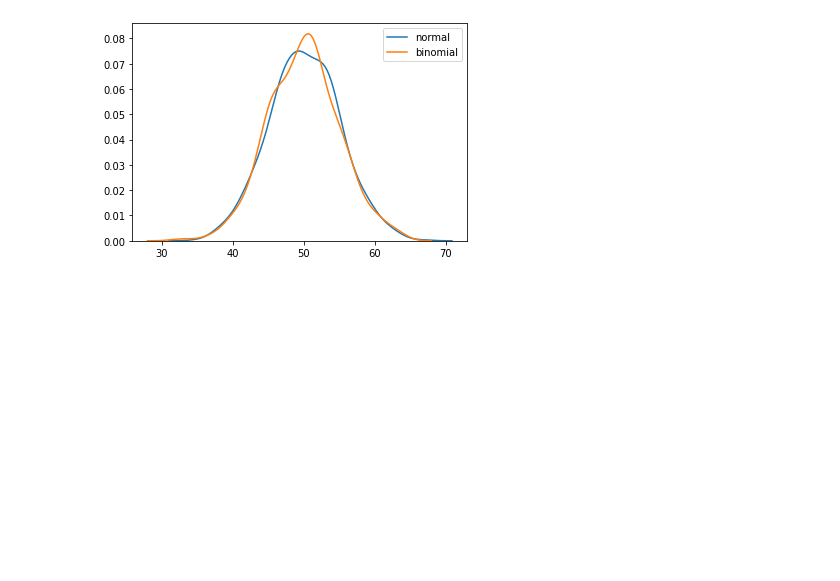
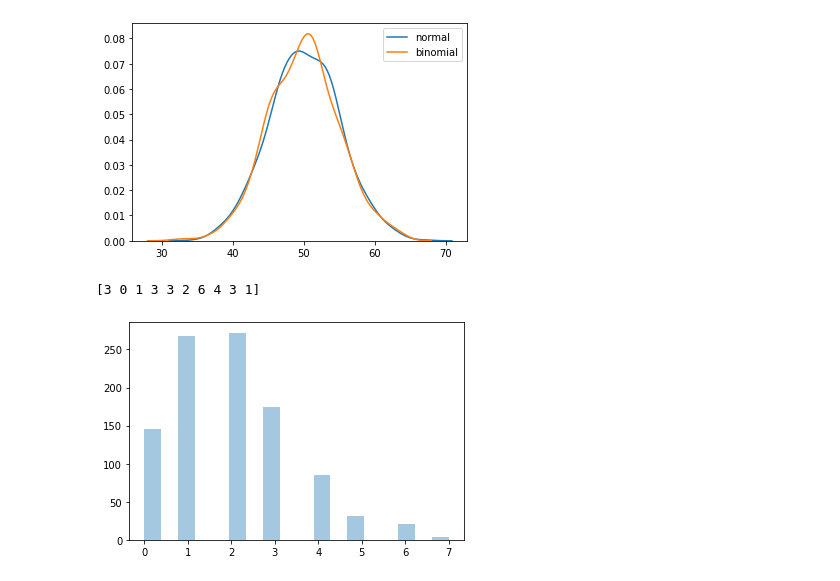
Before and after one commit to pratikshas8080/Python_Basics-, a Jupyter notebook: Random_no_in_numpy.ipynb, the cells around one changed output. Drawn from its saved outputs; the diff is of its cells as text; code cells hidden in the pictures; blank space fills up the shorter version.

```diff
--- a/Random_no_in_numpy.ipynb
+++ b/Random_no_in_numpy.ipynb
@@ -198,3 +198,22 @@ sns.distplot(random.binomial(n=100, p=0.5, size=1000), hist=False, label='binomi
 plt.show()
 # %% [output]
 [figure]
+# %%
+#Poisson Distribution is a Discrete Distribution.
+from numpy import random
+
+x = random.poisson(lam=2, size=10)
+
+print(x)
+# %% [output]
+[3 0 1 3 3 2 6 4 3 1]
+# %%
+from numpy import random
+import matplotlib.pyplot as plt
+import seaborn as sns
+
+sns.distplot(random.poisson(lam=2, size=1000), kde=False)
+
+plt.show()
+# %% [output]
+[figure, added]
```
Also changed, not shown: parts of 2 cells of this notebook.
